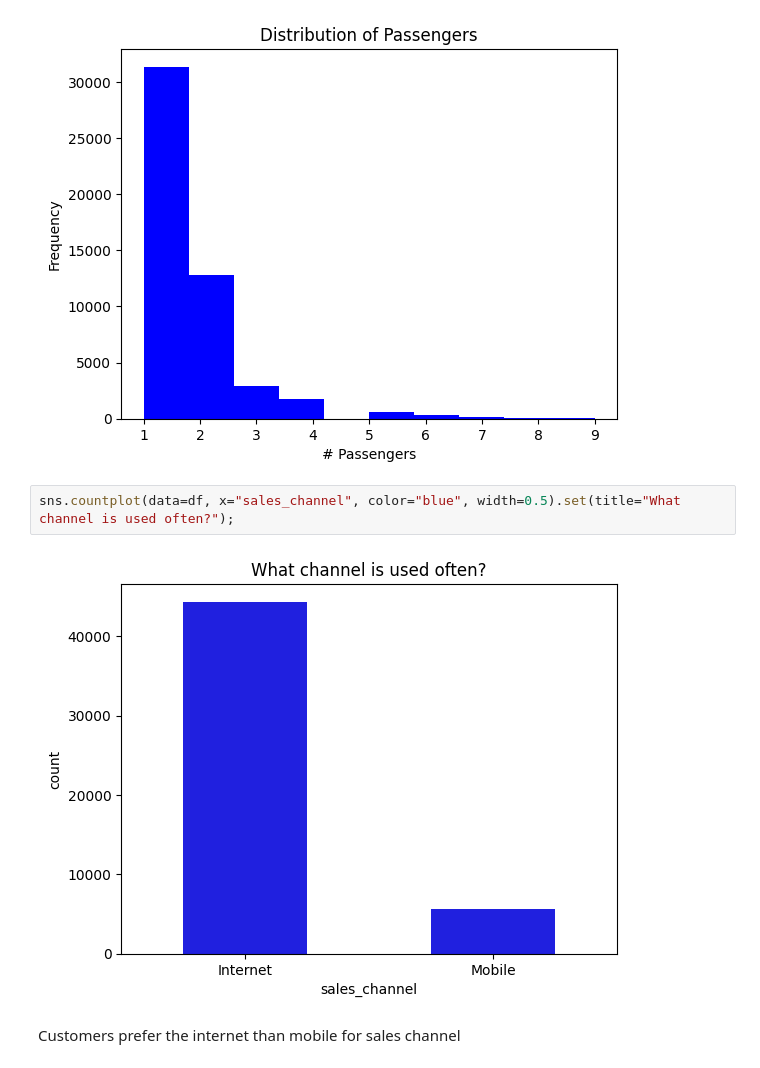
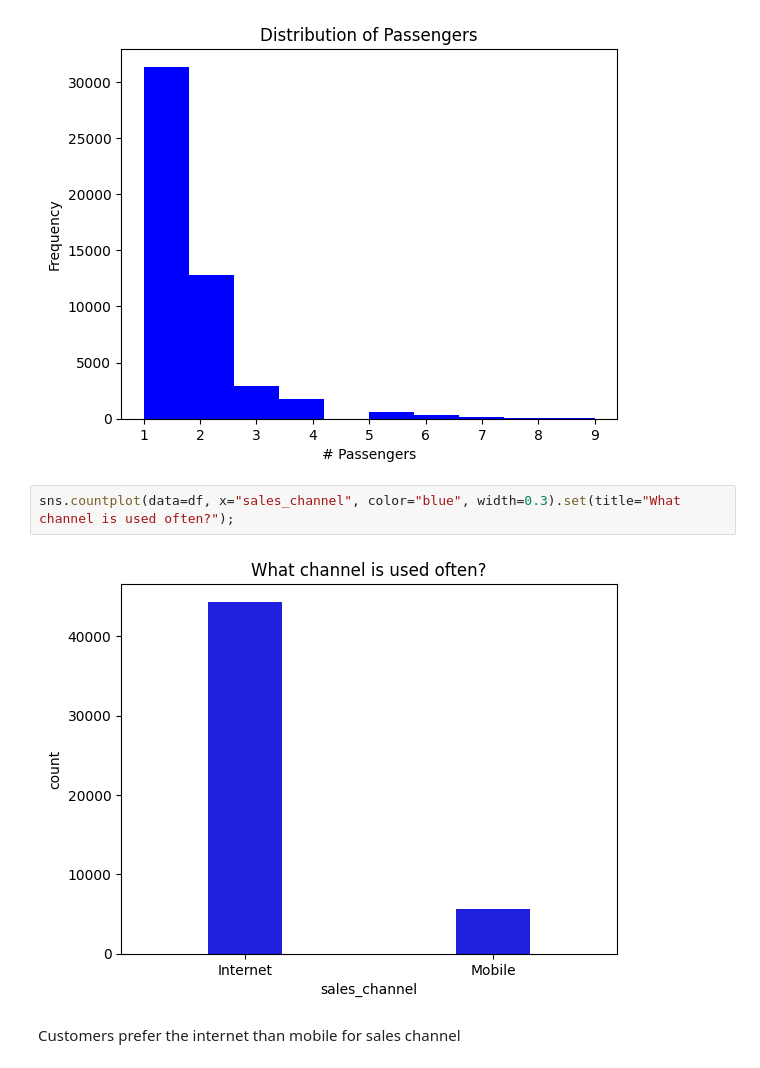
Before and after one commit to julam9/British-Airways-Modelling-Task, a Jupyter notebook: modelling_booking.ipynb, the cells around one changed output. Drawn from its saved outputs; the diff is of its cells as text.

```diff
--- a/modelling_booking.ipynb
+++ b/modelling_booking.ipynb
@@ -118,9 +118,9 @@ plt.xlabel("# Passengers");
 # %% [output]
 [figure]
 # %%
-sns.countplot(data=df, x="sales_channel", color="blue", width=0.5).set(title="What channel is used often?");
+sns.countplot(data=df, x="sales_channel", color="blue", width=0.3).set(title="What channel is used often?");
 # %% [output]
-[figure, old version]
+[figure, new version]
 # %% [markdown]
 Customers prefer the internet than mobile for sales channel
 # %%
```
Also changed, not shown: parts of 14 cells of this notebook.
